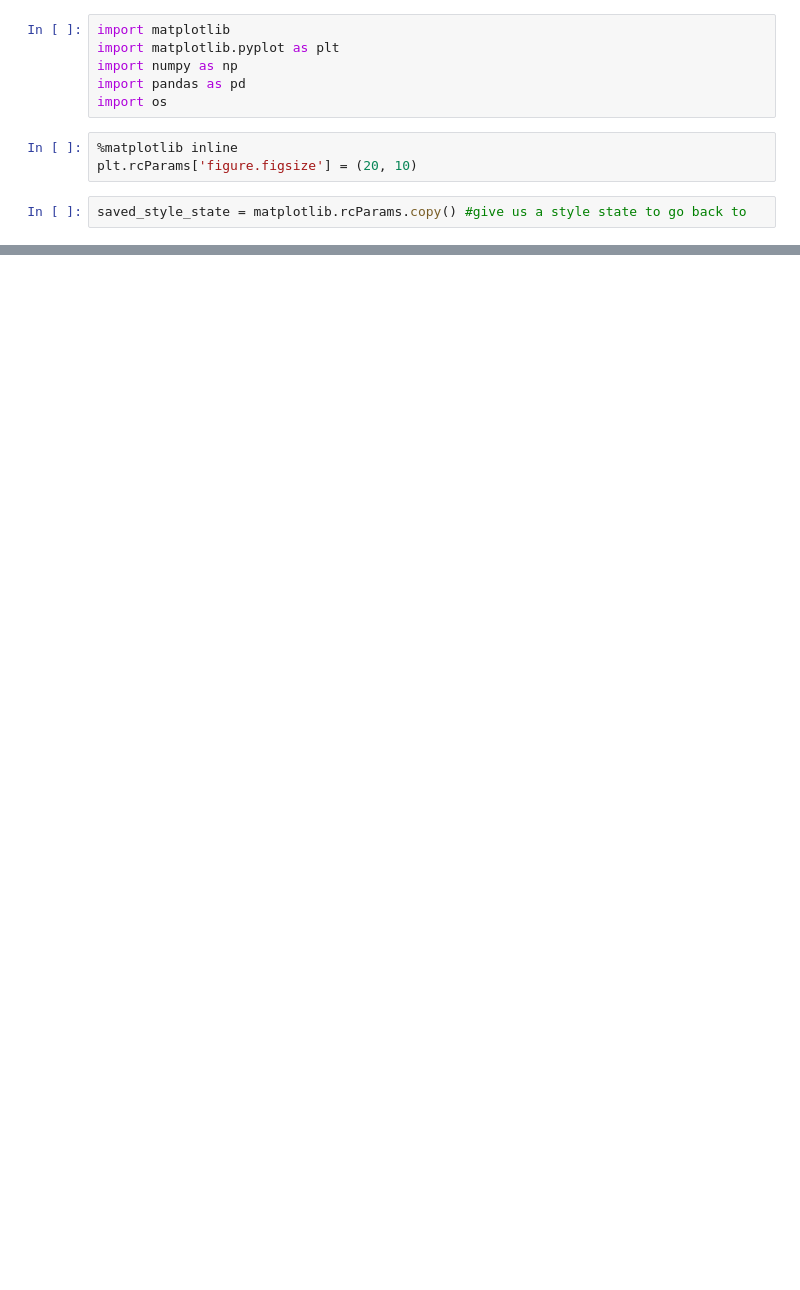
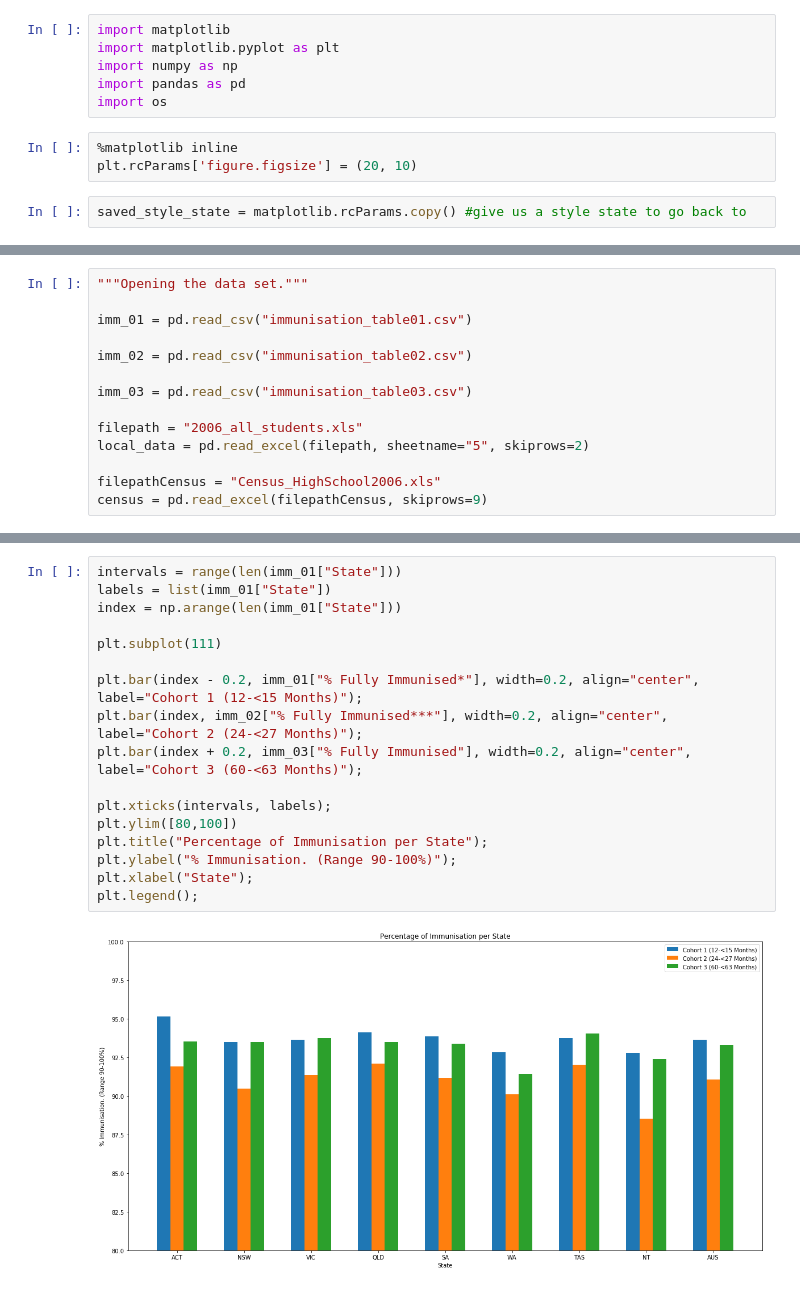
Before and after one commit to tomwyb/code1161base, a Jupyter notebook: week6/immunisation_table.ipynb, the cells around one changed output, grey strips where cells are left out. Saved outputs shown, nothing was run; the diff lists cells and outputs as text; blank space fills up the shorter version.

```diff
--- a/week6/immunisation_table.ipynb
+++ b/week6/immunisation_table.ipynb
@@ -43,0 +12,14 @@ imm_data.head(30)
+# %%
+"""Opening the data set."""
+
+imm_01 = pd.read_csv("immunisation_table01.csv")
+
+imm_02 = pd.read_csv("immunisation_table02.csv")
+
+imm_03 = pd.read_csv("immunisation_table03.csv")
+
+filepath = "2006_all_students.xls"
+local_data = pd.read_excel(filepath, sheetname="5", skiprows=2)
+
+filepathCensus = "Census_HighSchool2006.xls"
+census = pd.read_excel(filepathCensus, skiprows=9)
@@ -43,0 +67,19 @@ imm_data.head(30)
+# %%
+intervals = range(len(imm_01["State"]))
+labels = list(imm_01["State"])
+index = np.arange(len(imm_01["State"]))
+
+plt.subplot(111)
+
+plt.bar(index - 0.2, imm_01["% Fully Immunised*"], width=0.2, align="center", label="Cohort 1 (12-<15 Months)");
+plt.bar(index, imm_02["% Fully Immunised***"], width=0.2, align="center", label="Cohort 2 (24-<27 Months)");
+plt.bar(index + 0.2, imm_03["% Fully Immunised"], width=0.2, align="center", label="Cohort 3 (60-<63 Months)");
+
+plt.xticks(intervals, labels);
+plt.ylim([80,100])
+plt.title("Percentage of Immunisation per State");
+plt.ylabel("% Immunisation. (Range 90-100%)");
+plt.xlabel("State");
+plt.legend();
+# %% [output]
+[figure, added]
```
Also changed, not shown: parts of 13 cells of this notebook, 1 other file.
